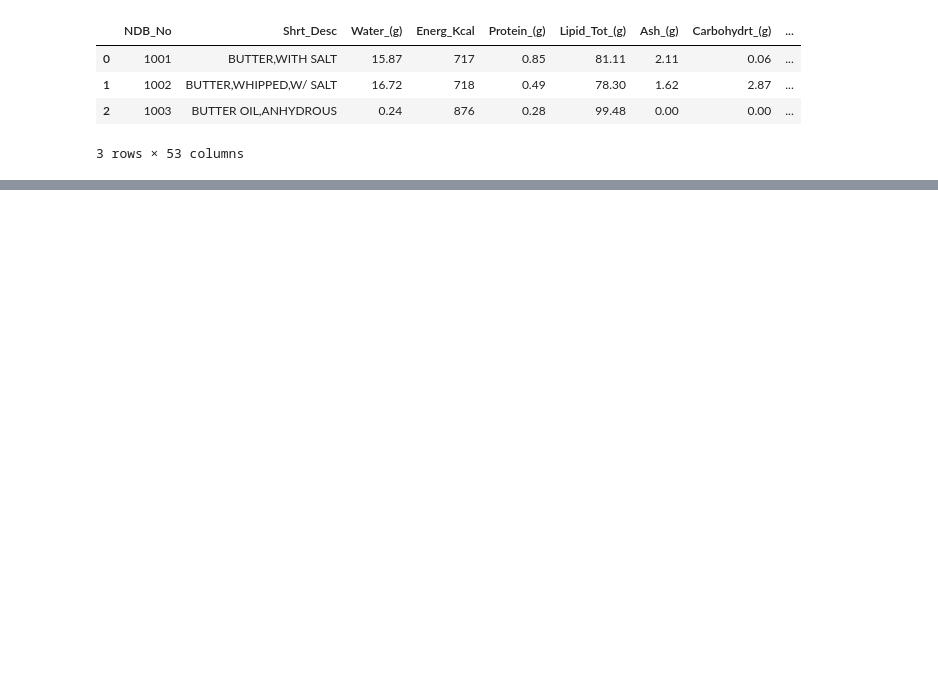
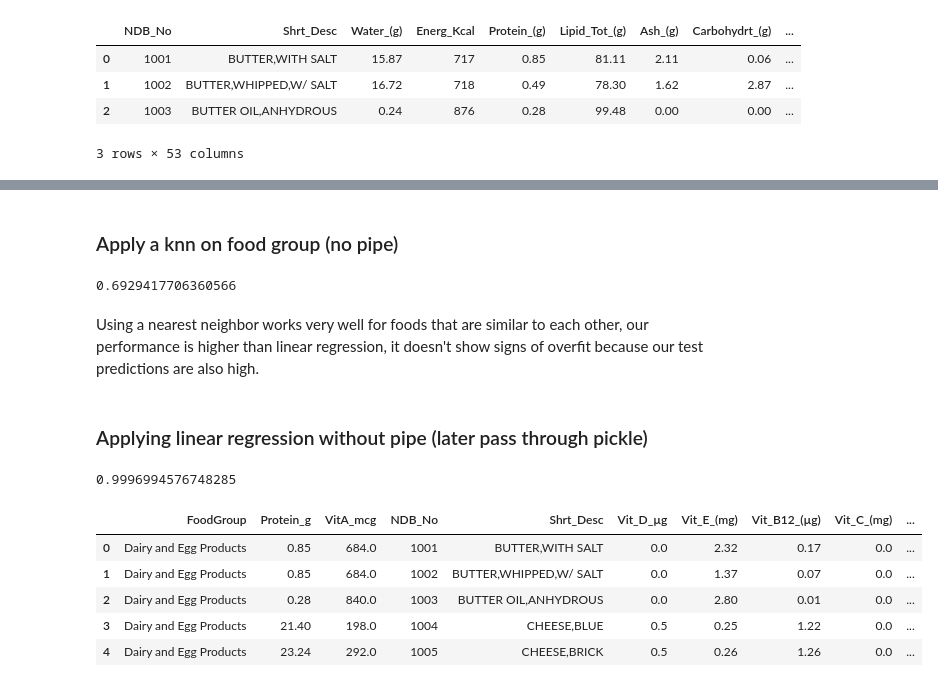
Before and after one commit to anthonyreid518/Food-Donation-Score, a Jupyter notebook: anthony.ipynb, the cells around one changed output, grey strips where cells are left out. Saved outputs shown, nothing was run; the diff lists cells and outputs as text; code cells hidden in the pictures; blank space fills up the shorter version.

```diff
--- a/anthony.ipynb
+++ b/anthony.ipynb
@@ -455,0 +341,71 @@ lr.score(X_test_sc,y_test)
+# %% [markdown]
+### Apply a knn on food group (no pipe)
+# %%
+# assign X &y
+X = final_df2[['FoodGroup']]
+y = final_df2['score']
+
+#TTS
+X_train,X_test,y_train,y_test = train_test_split(X,y,random_state=518)
+
+#apply OHE
+ohe = OneHotEncoder(use_cat_names=True)
+X_train_ohe = ohe.fit_transform(X_train)
+X_test_ohe = ohe.transform(X_test)
+
+#Apply SS to Data
+ss = StandardScaler()
+X_train_sc = ss.fit_transform(X_train_ohe)
+X_test_sc = ss.transform(X_test_ohe)
+
+#instantiate
+knn = KNeighborsRegressor()
+
+#fit
+knn.fit(X_train_sc, y_train)
+
+#score on train
+knn.score(X_train_sc, y_train) # 0.69
+
+#score on test
+knn.score(X_test_sc,y_test) #0.692
+# %% [output]
+0.6929417706360566
+# %% [markdown]
+Using a nearest neighbor works very well for foods that are similar to each other, our performance is higher than linear regression, it doesn't show signs of overfit because our test predictions are also high.
+# %% [markdown]
+### Applying linear regression without pipe (later pass through pickle)
+# %%
+# assign X &y
+X = final_df2[['FoodGroup','Protein_g', 'VitA_mcg', 'Vit_D_µg','Vit_E_(mg)', 'Vit_B12_(µg)', 'Vit_C_(mg)', 'Calcium_(mg)', 'Iron_(mg)',
+       'Potassium_(mg)', 'FA_Mono_(g)', 'Folate_Tot_(µg)']]
+y = final_df2['score']
+
+#TTS
+X_train,X_test,y_train,y_test = train_test_split(X,y,random_state=518)
+
+#apply OHE
+ohe = OneHotEncoder(use_cat_names=True)
+X_train_ohe = ohe.fit_transform(X_train)
+X_test_ohe = ohe.transform(X_test)
+
+lr = LinearRegression()
+lr.fit(X_train_ohe,y_train)
+
+#score on train set
+lr.score(X_train_ohe,y_train) #0.735
+# score on test set
+lr.score(X_test_ohe,y_test) #0.99
+# %% [output]
+0.9996994576748285
+# %%
+final_df2.head()
+final_df2['final score'] = round(final_df2['score'] +3, ndigits = 2)
+final_df2.head()
+# %% [output]
+|  | FoodGroup | Protein_g | VitA_mcg | NDB_No | Shrt_Desc | Vit_D_µg | Vit_E_(mg) | Vit_B12_(µg) | Vit_C_(mg) | ... |
+| 0 | Dairy and Egg Products | 0.85 | 684.0 | 1001 | BUTTER,WITH SALT | 0.0 | 2.32 | 0.17 | 0.0 | ... |
+| 1 | Dairy and Egg Products | 0.85 | 684.0 | 1002 | BUTTER,WHIPPED,W/ SALT | 0.0 | 1.37 | 0.07 | 0.0 | ... |
+| 2 | Dairy and Egg Products | 0.28 | 840.0 | 1003 | BUTTER OIL,ANHYDROUS | 0.0 | 2.80 | 0.01 | 0.0 | ... |
+| 3 | Dairy and Egg Products | 21.40 | 198.0 | 1004 | CHEESE,BLUE | 0.5 | 0.25 | 1.22 | 0.0 | ... |
+| 4 | Dairy and Egg Products | 23.24 | 292.0 | 1005 | CHEESE,BRICK | 0.5 | 0.26 | 1.26 | 0.0 | ... |
```
Also changed, not shown: parts of 104 cells of this notebook, 1 other file.
